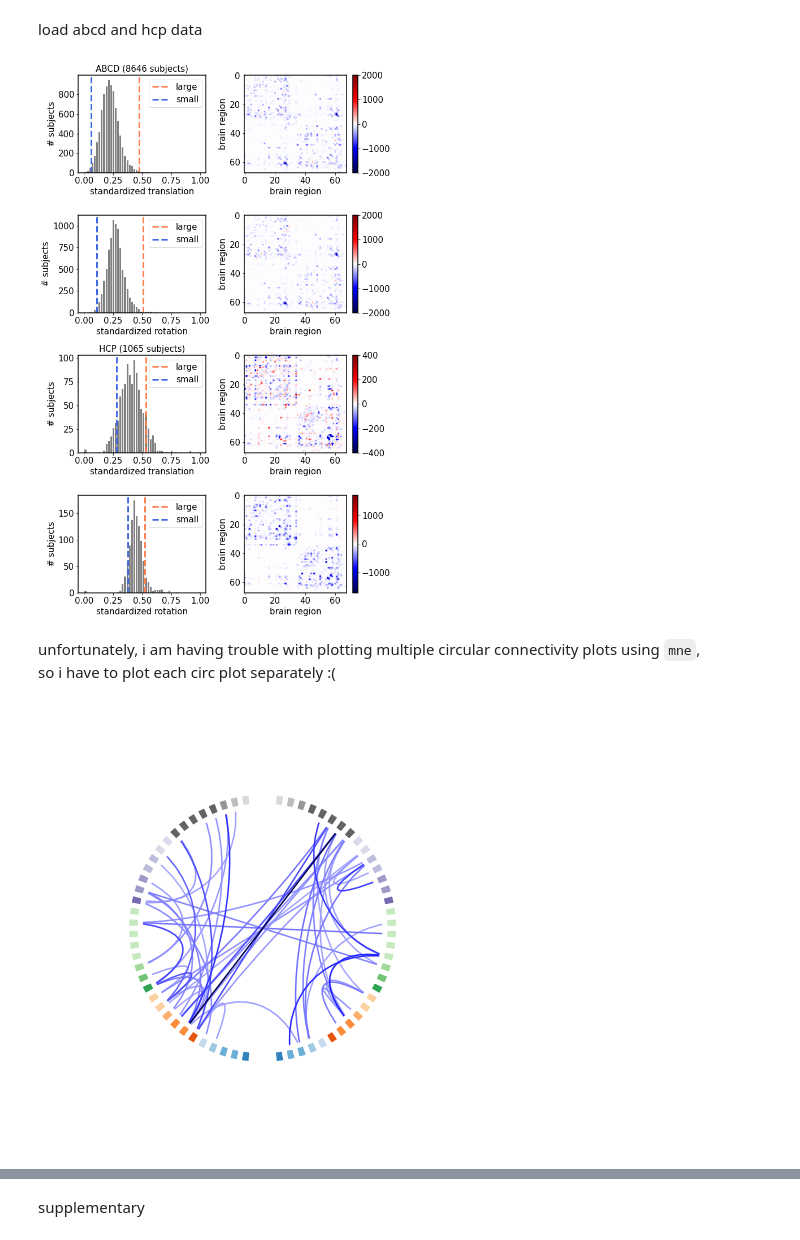
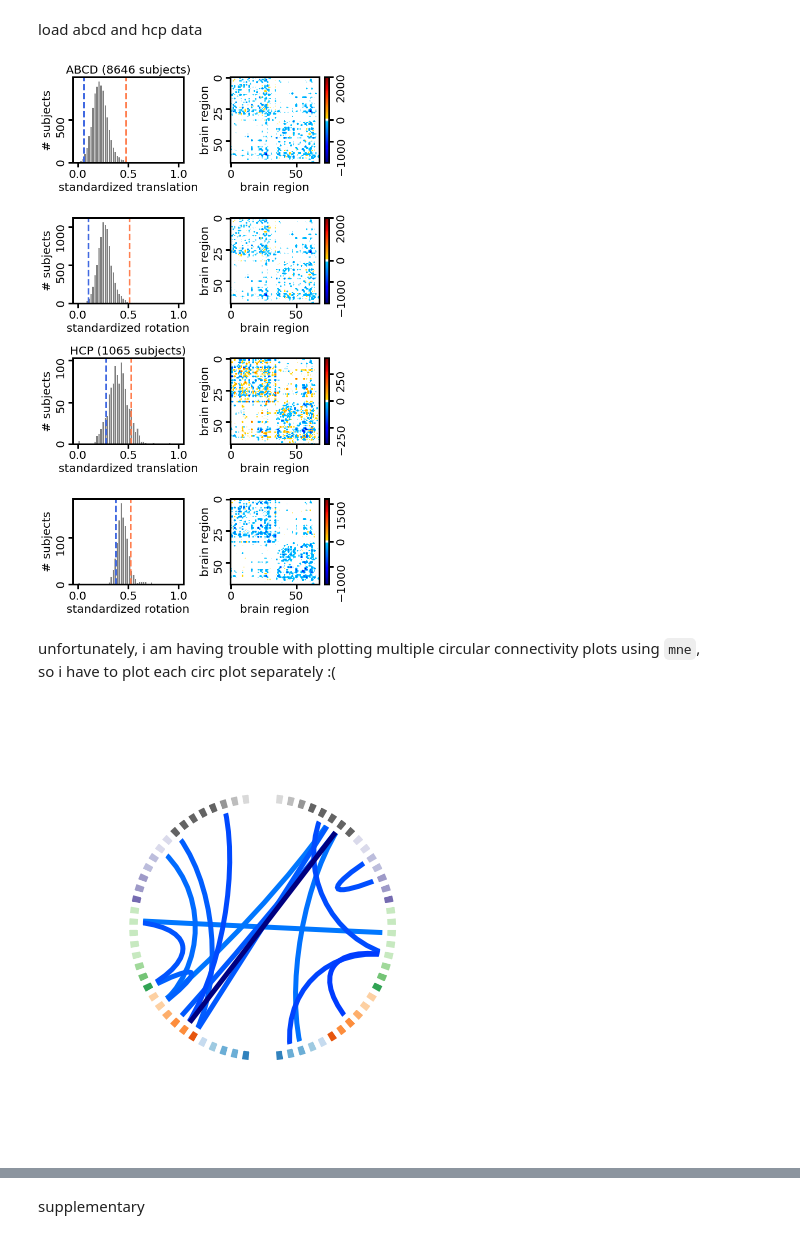
Before and after one commit to yzhang511/inv-vae, a Jupyter notebook: notebooks/fig_2.ipynb, the cells around one changed output, grey strips where cells are left out. Drawn from its saved outputs; the diff is of its cells as text; code cells hidden in the pictures.

```diff
--- a/notebooks/fig_2.ipynb
+++ b/notebooks/fig_2.ipynb
@@ -17,9 +17,9 @@ from mne_connectivity.viz import plot_connectivity_circle
 
 from inv_vae.utils.helpers import min_max_standardize, preprocess_neural_data
 # %%
-SMALL_SIZE = 10
-MEDIUM_SIZE = 15
-BIGGER_SIZE = 20
+SMALL_SIZE = 15
+MEDIUM_SIZE = 20
+BIGGER_SIZE = 25
 
 plt.rc('font', size=MEDIUM_SIZE)
 plt.rc('axes', titlesize=MEDIUM_SIZE)
@@ -126,53 +126,85 @@ node_order.extend(rh_labels)
 
 node_angles = circular_layout(node_order, node_order, start_pos=90,
                               group_boundaries=[0, len(node_order) / 2])
+# %%
+n=39
+x = 0.32 # 0.32
+cmap = plt.cm.jet
+lower = cmap(np.linspace(0, x, n))
+white = np.ones((80-2*n,4))
+upper = cmap(np.linspace(1-x, 1, n))
+colors = np.vstack((lower, white, upper))
+mycmap = matplotlib.colors.LinearSegmentedColormap.from_list('map_white', colors)
 # %%
-fig, axes = plt.subplots(4, 2, figsize=(9, 14))
+fig, axes = plt.subplots(4, 2, figsize=(8, 14))
 axes[0,0].hist(std_abcd_trans, 50, color='gray', edgecolor='white')
-axes[0,0].axvline(x=np.quantile(std_abcd_trans, .99), color='coral', ls='dashed', lw=3, label='large')
-axes[0,0].axvline(x=np.quantile(std_abcd_trans, .01), color='royalblue', ls='dashed', lw=3, label='small')
+axes[0,0].axvline(x=np.quantile(std_abcd_trans, .99), color='coral', ls='dashed', lw=3)
+axes[0,0].axvline(x=np.quantile(std_abcd_trans, .01), color='royalblue', ls='dashed', lw=3)
 axes[0,0].set_title(f'ABCD ({n_abcd_subjects} subjects)')
 axes[0,0].set_xlabel('standardized translation')
 axes[0,0].set_ylabel('# subjects')
+axes[0,0].tick_params(axis='y', labelrotation=90, length=8, width=3)
+axes[0,0].tick_params(axis='x', length=8, width=3)
 axes[1,0].hist(std_abcd_rotat, 50, color='gray', edgecolor='white')
-axes[1,0].axvline(x=np.quantile(std_abcd_rotat, .99), color='coral', ls='dashed', lw=3, label='large')
-axes[1,0].axvline(x=np.quantile(std_abcd_rotat, .01), color='royalblue', ls='dashed', lw=3, label='small')
+axes[1,0].axvline(x=np.quantile(std_abcd_rotat, .99), color='coral', ls='dashed', lw=3)
+axes[1,0].axvline(x=np.quantile(std_abcd_rotat, .01), color='royalblue', ls='dashed', lw=3)
 axes[1,0].set_xlabel('standardized rotation')
 axes[1,0].set_ylabel('# subjects')
+axes[1,0].tick_params(axis='y', labelrotation=90, length=8, width=3)
+axes[1,0].tick_params(axis='x', length=8, width=3)
 axes[2,0].hist(std_hcp_trans, 50, color='gray', edgecolor='white')
-axes[2,0].axvline(x=np.quantile(std_hcp_trans, .9), color='coral', ls='dashed', lw=3, label='large')
-axes[2,0].axvline(x=np.quantile(std_hcp_trans, .1), color='royalblue', ls='dashed', lw=3, label='small')
+axes[2,0].axvline(x=np.quantile(std_hcp_trans, .9), color='coral', ls='dashed', lw=3)
+axes[2,0].axvline(x=np.quantile(std_hcp_trans, .1), color='royalblue', ls='dashed', lw=3)
 axes[2,0].set_title(f'HCP ({n_hcp_subjects} subjects)')
 axes[2,0].set_xlabel('standardized translation')
 axes[2,0].set_ylabel('# subjects')
+axes[2,0].tick_params(axis='y', labelrotation=90, length=8, width=3)
+axes[2,0].tick_params(axis='x', length=8, width=3)
 axes[3,0].hist(std_hcp_rotat, 50, color='gray', edgecolor='white')
-axes[3,0].axvline(x=np.quantile(std_hcp_rotat, .9), color='coral', ls='dashed', lw=3, label='large')
-axes[3,0].axvline(x=np.quantile(std_hcp_rotat, .1), color='royalblue', ls='dashed', lw=3, label='small')
+axes[3,0].axvline(x=np.quantile(std_hcp_rotat, .9), color='coral', ls='dashed', lw=3)
+axes[3,0].axvline(x=np.quantile(std_hcp_rotat, .1), color='royalblue', ls='dashed', lw=3)
 axes[3,0].set_xlabel('standardized rotation')
 axes[3,0].set_ylabel('# subjects')
+axes[3,0].tick_params(axis='y', labelrotation=90, length=8, width=3)
+axes[3,0].tick_params(axis='x', length=8, width=3)
 
 p1=axes[0,1].imshow(abcd_diff_trans_nets.reshape(n_rois,n_rois)*count_offset,
-                    aspect='auto', cmap='seismic', vmin=-2000, vmax=2000)
+                    aspect='auto', cmap=mycmap, vmin=-2000, vmax=2000)
+axes[0,1].tick_params(axis='y', labelrotation=90, length=8, width=3)
+axes[0,1].tick_params(axis='x', length=8, width=3)
 p2=axes[1,1].imshow(abcd_diff_rotat_nets.reshape(n_rois,n_rois)*count_offset,
-                    aspect='auto', cmap='seismic', vmin=-2000, vmax=2000)
+                    aspect='auto', cmap=mycmap, vmin=-2000, vmax=2000)
+axes[1,1].tick_params(axis='y', labelrotation=90, length=8, width=3)
+axes[1,1].tick_params(axis='x', length=8, width=3)
 p3=axes[2,1].imshow(hcp_diff_trans_nets.reshape(n_rois,n_rois)*count_offset,
-                    aspect='auto', cmap='seismic', vmin=-400, vmax=400)
+                    aspect='auto', cmap=mycmap, vmin=-400, vmax=400)
+axes[2,1].tick_params(axis='y', labelrotation=90, length=8, width=3)
+axes[2,1].tick_params(axis='x', length=8, width=3)
 p4=axes[3,1].imshow(hcp_diff_rotat_nets.reshape(n_rois,n_rois)*count_offset,
-                    aspect='auto', cmap='seismic', vmin=-1700, vmax=1700)
+                    aspect='auto', cmap=mycmap, vmin=-1700, vmax=1700)
+axes[3,1].tick_params(axis='y', labelrotation=90, length=8, width=3)
+axes[3,1].tick_params(axis='x', length=8, width=3)
 cbar=plt.colorbar(p1, ax=axes[0,1])
+cbar.ax.tick_params(labelrotation=90, length=8, width=3, labelbottom=False)
+cbar.set_ticks([-1000, 0, 2000])
 cbar=plt.colorbar(p2, ax=axes[1,1])
+cbar.ax.tick_params(labelrotation=90, length=8, width=3, labelbottom=False)
+cbar.set_ticks([-1000, 0, 2000])
 cbar=plt.colorbar(p3, ax=axes[2,1])
+cbar.ax.tick_params(labelrotation=90, length=8, width=3, labelbottom=False)
 cbar=plt.colorbar(p4, ax=axes[3,1])
+cbar.ax.tick_params(labelrotation=90, length=8, width=3, labelbottom=False)
+cbar.set_ticks([-1000, 0, 1500])
 
 for i in range(4):
-    axes[i,0].legend()
+    # axes[i,0].legend()
     axes[i,1].set_xlabel('brain region')
     axes[i,1].set_ylabel('brain region')
 
 plt.tight_layout()
-plt.savefig('saved_figs/fig2_quantify_motion_panel_1.png', facecolor='white', dpi=500)
+plt.savefig('saved_figs/fig2_quantify_motion_panel_1.png', facecolor='white', dpi=800)
 # %% [output]
-[figure, old version]
+[figure, new version]
 # %% [markdown]
 unfortunately, i am having trouble with plotting multiple circular connectivity plots using `mne`,\
 so i have to plot each circ plot separately :(
@@ -184,18 +216,19 @@ fig, ax = plot_connectivity_circle(abcd_diff_trans_nets.reshape(n_rois,n_rois)*c
                          node_colors=label_colors,
                          facecolor='white',
                          node_edgecolor='white',
-                         colormap='seismic',
+                         colormap=mycmap,
                          node_height=1.,
                          node_linewidth=5.,
                          vmin=-2000,
                          vmax=2000,
                          node_names=np.arange(n_rois),
                          colorbar=False,
-                         n_lines=50, ax=ax)
+                         linewidth=5,
+                         n_lines=15, ax=ax)
 fig.tight_layout()
-# fig.savefig('saved_figs/fig2_quantify_motion_panel_2_abcd_trans.png', facecolor='white', dpi=300)
+fig.savefig('saved_figs/fig2_quantify_motion_panel_2_abcd_trans.png', facecolor='white', dpi=500)
 # %% [output]
-[figure, old version]
+[figure, new version]
 # %%
 fig, ax = plt.subplots(figsize=(8, 8),
                        subplot_kw=dict(polar=True))
```
Also changed, not shown: parts of 4 cells of this notebook, 3 other files.
